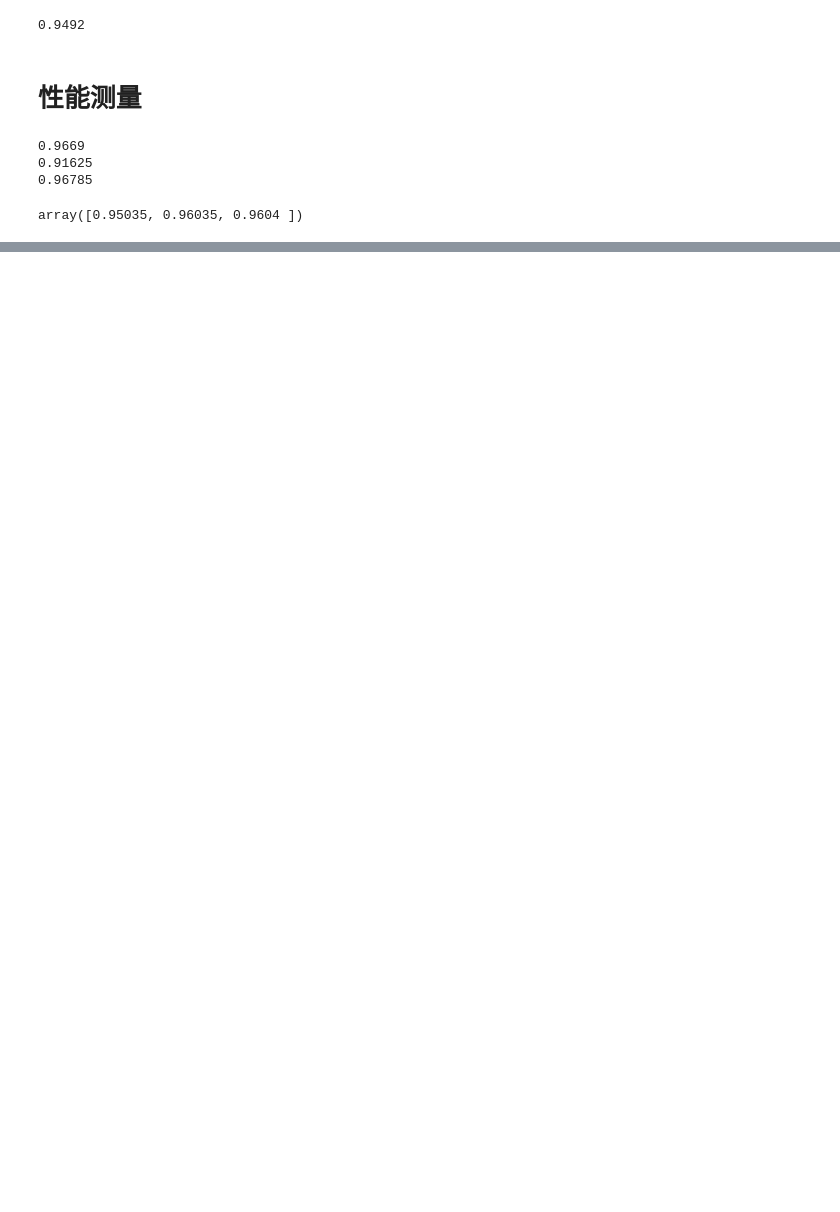
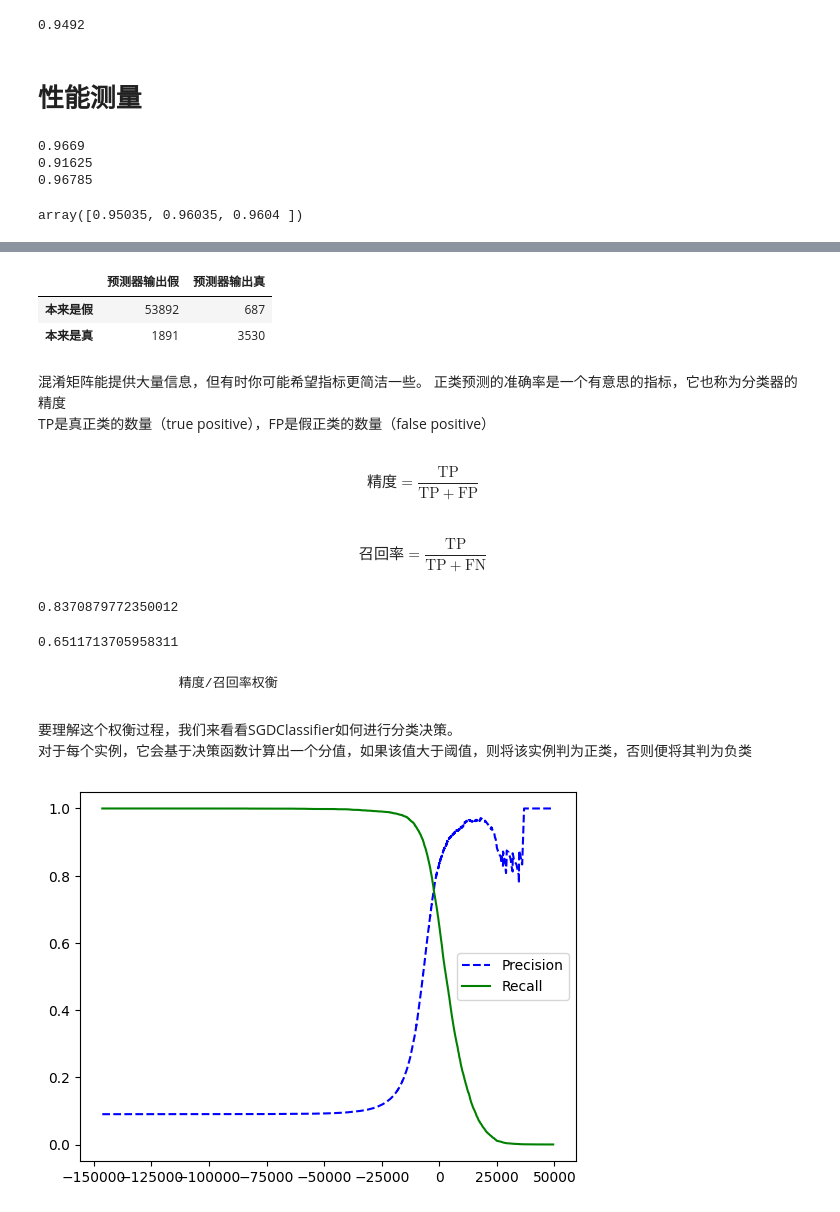
Before and after one commit to aksjfds/-, a Jupyter notebook: 分类/Study.ipynb, the cells around one changed output, grey strips where cells are left out. Saved outputs shown, nothing was run; the diff lists cells and outputs as text; code cells hidden in the pictures; blank space fills up the shorter version.

```diff
--- a/分类/Study.ipynb
+++ b/分类/Study.ipynb
@@ -89,0 +93,13 @@ array([0.95035, 0.96035, 0.9604 ])
+# %%
+import numpy as np
+import pandas as pd
+
+
+X = pd.DataFrame(pd.read_pickle('data/mnist_data.pkl'))
+y = pd.read_pickle('data/mnist_target.pkl')
+y = y.astype(np.uint8)
+
+X_train, X_test, y_train, y_test = X[:60000], X[60000:], y[:60000], y[60000:]
+
+y_train_5 = (y_train == 5) # True for all 5s, False for all other digits
+y_test_5 = (y_test == 5)
@@ -89,0 +119,66 @@ array([0.95035, 0.96035, 0.9604 ])
+# %%
+from sklearn.metrics import confusion_matrix
+
+c_matrix = confusion_matrix(y_train_5, y_train_pred)
+
+df = pd.DataFrame(c_matrix, columns=('预测器输出假', '预测器输出真'), index=('本来是假', '本来是真'))
+df
+
+# 混淆矩阵中的行表示实际类别，列表示预测类别
+
+# 根据下表，第一行分别是真负类、假正类
+#         第二行分别是假负类、真正类
+# %% [output]
+|  | 预测器输出假 | 预测器输出真 |
+| 本来是假 | 53892 | 687 |
+| 本来是真 | 1891 | 3530 |
+# %% [markdown]
+混淆矩阵能提供大量信息，但有时你可能希望指标更简洁一些。
+正类预测的准确率是一个有意思的指标，它也称为分类器的精度\
+TP是真正类的数量（true positive），FP是假正类的数量（false positive）
+# %% [markdown]
+$$\text{精度}=\frac{\mathrm{TP}}{\mathrm{TP}+\mathrm{FP}}$$
+# %% [markdown]
+$$\text{召回率}=\frac{\mathrm{TP}}{\mathrm{TP}+\mathrm{FN}}$$
+# %%
+from sklearn.metrics import precision_score, recall_score
+
+# 精度
+p_score = precision_score(y_train_5, y_train_pred)  # == 4096 / (4096 + 1522)
+print(p_score)
+
+# 召回率
+recall_score(y_train_5, y_train_pred)  # == 4096 / (4096 + 1325)
+# %% [output]
+0.8370879772350012
+0.6511713705958311
+# %% [markdown]
+                    精度/召回率权衡
+# %% [markdown]
+要理解这个权衡过程，我们来看看SGDClassifier如何进行分类决策。\
+对于每个实例，它会基于决策函数计算出一个分值，如果该值大于阈值，则将该实例判为正类，否则便将其判为负类
+# %%
+# 调用decision_function（）方法，这种方法返回每个实例的分数
+# y_scores = sgd_clf.decision_function([some_digit])
+
+y_scores = cross_val_predict(sgd_clf, X_train, y_train_5, cv=3,
+                             method="decision_function")
+# %%
+# 有了这些分数，可以使用precision_recall_curve（）函数来计算所有可能的阈值的精度和召回率
+
+from sklearn.metrics import precision_recall_curve
+
+precisions, recalls, thresholds = precision_recall_curve(y_train_5, y_scores)
+# %%
+# 最后，使用Matplotlib绘制精度和召回率相对于阈值的函数图
+import matplotlib.pyplot as plt
+
+def plot_precision_recall_vs_threshold(precisions, recalls, thresholds):
+    plt.plot(thresholds, precisions[:-1], "b--", label="Precision")
+    plt.plot(thresholds, recalls[:-1], "g-", label="Recall")
+    plt.legend()
+
+plot_precision_recall_vs_threshold(precisions, recalls, thresholds)
+plt.show()
+# %% [output]
+[figure, added]
```
Also changed, not shown: parts of 9 cells of this notebook, 5 other files.
